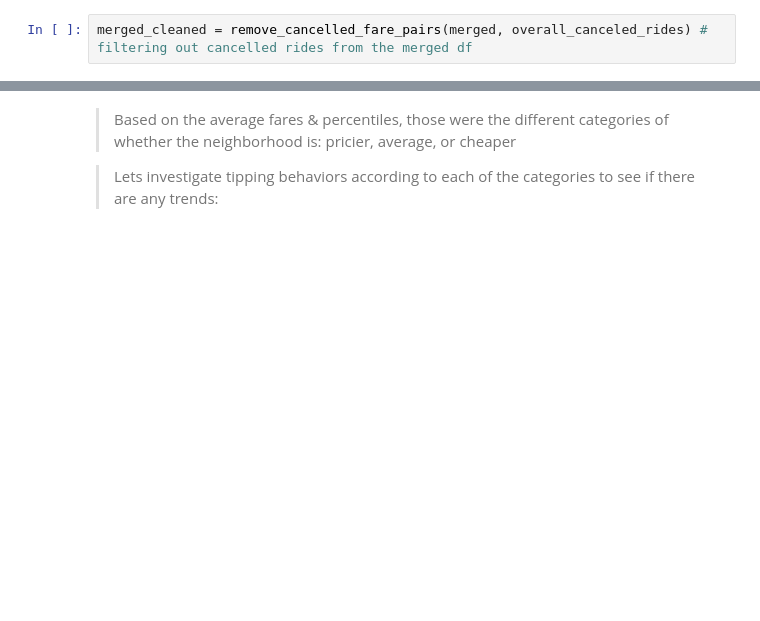
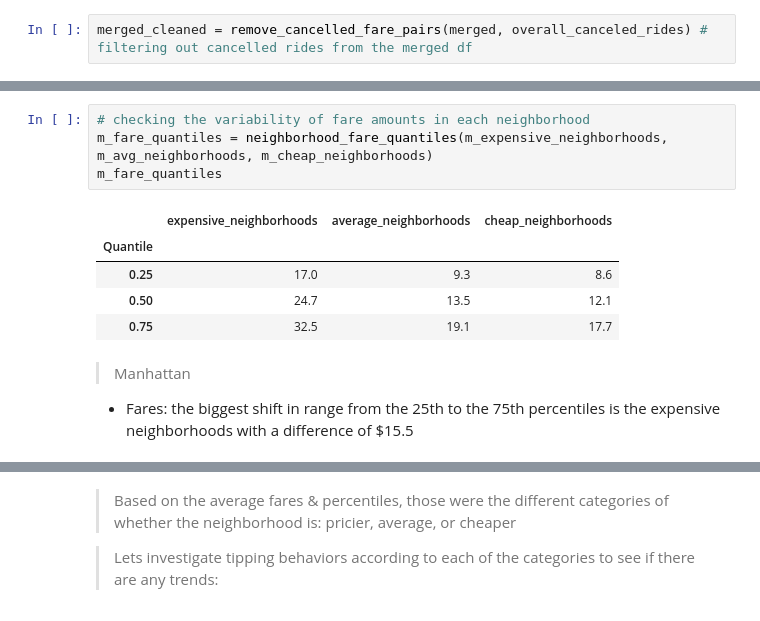
Before and after one commit to jjen1/nyc-taxis-trends, a Jupyter notebook: notebooks/yellow_taxis_eda.ipynb, the cells around one changed output, grey strips where cells are left out. Cells and saved outputs as stored; diff of their text form; blank space fills up the shorter version.

```diff
--- a/notebooks/yellow_taxis_eda.ipynb
+++ b/notebooks/yellow_taxis_eda.ipynb
@@ -863 +807,14 @@ Name: count, dtype: int64
+# %%
+# checking the variability of fare amounts in each neighborhood
+m_fare_quantiles = neighborhood_fare_quantiles(m_expensive_neighborhoods, m_avg_neighborhoods, m_cheap_neighborhoods)
+m_fare_quantiles
+# %% [output]
+|  | expensive_neighborhoods | average_neighborhoods | cheap_neighborhoods |
+| Quantile |  |  |  |
+| 0.25 | 17.0 | 9.3 | 8.6 |
+| 0.50 | 24.7 | 13.5 | 12.1 |
+| 0.75 | 32.5 | 19.1 | 17.7 |
+# %% [markdown]
+> Manhattan
+* Fares: the biggest shift in range from the 25th to the 75th percentiles is the expensive neighborhoods with a difference of $15.5
 # %%
```
Also changed, not shown: parts of 65 cells of this notebook, 1 other file.
